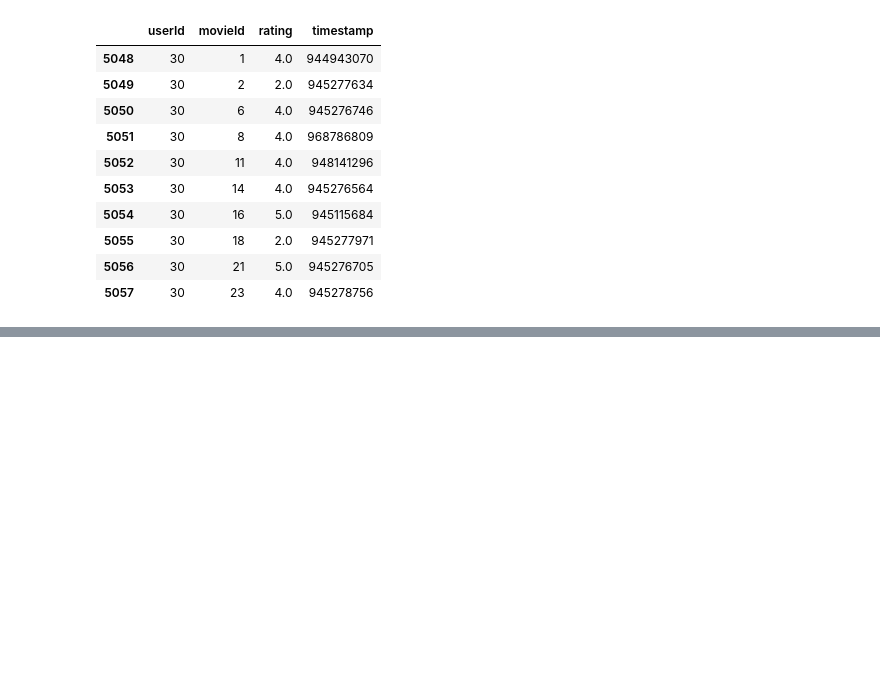
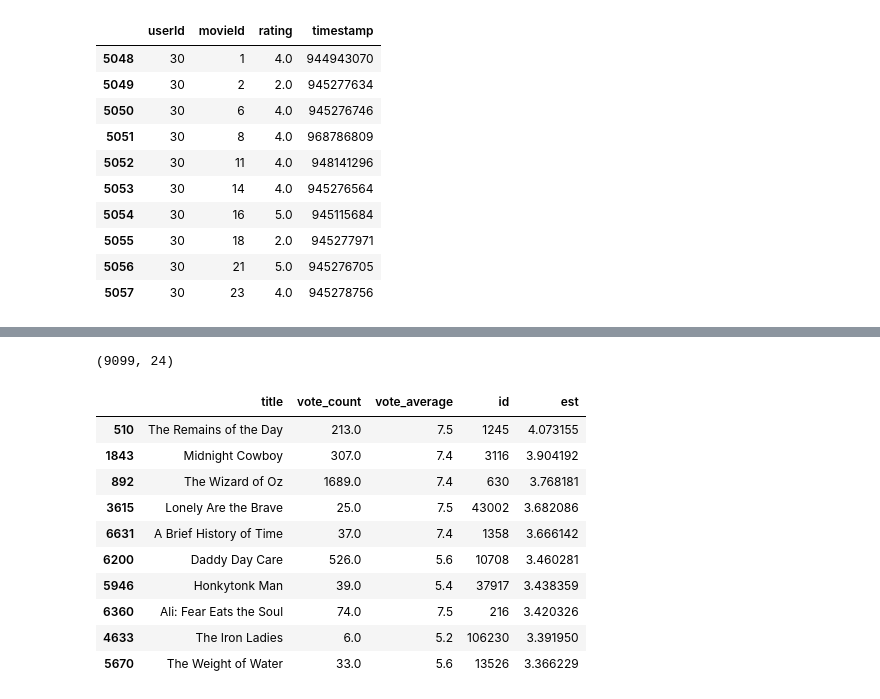
Before and after one commit to hst22/Movie-Recommender-Systems, a Jupyter notebook: Recommender System.ipynb, the cells around one changed output, grey strips where cells are left out. Cells and saved outputs as stored; diff of their text form; code cells hidden in the pictures; blank space fills up the shorter version.

```diff
--- a/Recommender System.ipynb
+++ b/Recommender System.ipynb
@@ -581,3 +536,5 @@ ValueError: invalid literal for int() with base 10: '1997-08-20'
 # %%
-smd = metadata[metadata['id'].isin(link)]
-smd.shape
+meta01 = meta[meta.id.isin(link)]
+meta01.shape
+# %% [output]
+(9099, 24)
@@ -595,15 +541,25 @@ indices_map = master_final.set_index('id')
+# %%
+def convert_int(x):
+    try:
+        return int(x)
+    except:
+        return np.nan
+# %%
+idmap = pd.read_csv('links_small.csv')[['movieId', 'tmdbId']]
+idmap['tmdbId'] = idmap['tmdbId'].apply(convert_int)
+idmap.columns = ['movieId', 'id']
+idmap = idmap.merge(meta01[['title', 'id']], on='id').set_index('title')
+indices_map = idmap.set_index('id')
 # %%
-def get_recommendation_hybrid(userId, title):
+def hybrid(userId, title):
     idx = indices[title]
-    #tmdbId = master_final01.loc[title]['id']
-    #movie_id = master_final01.loc[title]['movieId']
 
-    sim_scores = list(enumerate(cosine_sim1[int(idx)]))
+    sim_scores = list(enumerate(cosine_sim[int(idx)]))
     sim_scores = sorted(sim_scores, key=lambda x: x[1], reverse=True)
     sim_scores = sim_scores[1:26]
     movie_indices = [i[0] for i in sim_scores]
 
-    movies = master.iloc[movie_indices][['title_x', 'vote_count', 'vote_average', 'id']]
+    movies = smd.iloc[movie_indices][['title', 'vote_count', 'vote_average', 'id']]
     movies['est'] = movies['id'].apply(lambda x: svd.predict(userId, indices_map.loc[x]['movieId']).est)
     movies = movies.sort_values('est', ascending=False)
     return movies.head(10)
@@ -611,0 +566,14 @@ get_recommendation_hybrid(2,'Avatar')
+# %%
+hybrid(100,'Superman')
+# %% [output]
+|  | title | vote_count | vote_average | id | est |
+| 510 | The Remains of the Day | 213.0 | 7.5 | 1245 | 4.073155 |
+| 1843 | Midnight Cowboy | 307.0 | 7.4 | 3116 | 3.904192 |
+| 892 | The Wizard of Oz | 1689.0 | 7.4 | 630 | 3.768181 |
+| 3615 | Lonely Are the Brave | 25.0 | 7.5 | 43002 | 3.682086 |
+| 6631 | A Brief History of Time | 37.0 | 7.4 | 1358 | 3.666142 |
+| 6200 | Daddy Day Care | 526.0 | 5.6 | 10708 | 3.460281 |
+| 5946 | Honkytonk Man | 39.0 | 5.4 | 37917 | 3.438359 |
+| 6360 | Ali: Fear Eats the Soul | 74.0 | 7.5 | 216 | 3.420326 |
+| 4633 | The Iron Ladies | 6.0 | 5.2 | 106230 | 3.391950 |
+| 5670 | The Weight of Water | 33.0 | 5.6 | 13526 | 3.366229 |
```
Also changed, not shown: parts of 21 cells of this notebook.
